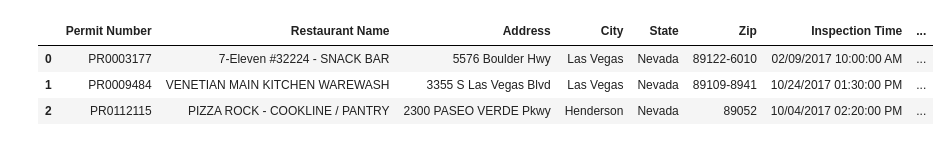
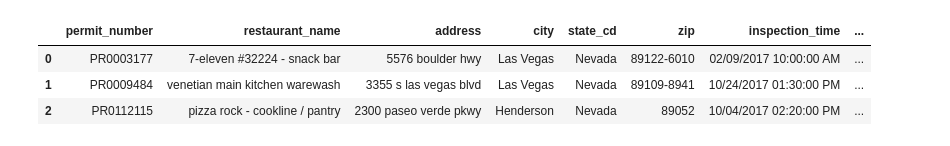
Before and after one commit to TVanEyck/ProjectETL, a Jupyter notebook: ETL/ETL_JA.ipynb, the cells around one changed output. Saved outputs shown, nothing was run; the diff lists cells and outputs as text; code cells hidden in the pictures.

```diff
--- a/ETL/ETL_JA.ipynb
+++ b/ETL/ETL_JA.ipynb
@@ -45,7 +126,19 @@ ri_df.head(3)
 # %%
 # Create a filtered dataframe from specific columns # keep:“permit code”,“Restaurant Name”, “address”, “city”, “state”, “zip”, “inspection time”, “Inspection results”, “location”
-ri_cols = ["Permit Number","Restaurant Name", "Address", "City", "State", "Zip", "Inspection Time", "Inspection Result", "Location 1"]
+ri_cols = ["Permit Number","Restaurant Name", "Address", "City", "State", "Zip", "Inspection Time", "Inspection Result"]
 ri_transformed = ri_df[ri_cols].copy()
 
+# Rename the column headers
+ri_transformed = ri_transformed.rename(columns={"Permit Number": "permit_number",
+                                                "Restaurant Name":"restaurant_name",
+                                                "Address": "address",
+                                                "State":"state_cd",
+                                                "Zip": "zip",
+                                                "City": "city",
+                                                "Inspection Time":"inspection_time",
+                                                "Inspection Result":"inspection_result"
+
+                                               })
+
 ri_transformed.head(3)
 # %% [output]
@@ -53,3 +146,7 @@ ri_transformed.head(3)
 | 0 | PR0003177 | 7-Eleven #32224 - SNACK BAR | 5576 Boulder Hwy | Las Vegas | Nevada | 89122-6010 | 02/09/2017 10:00:00 AM | ... |
 | 1 | PR0009484 | VENETIAN MAIN KITCHEN WAREWASH | 3355 S Las Vegas Blvd | Las Vegas | Nevada | 89109-8941 | 10/24/2017 01:30:00 PM | ... |
 | 2 | PR0112115 | PIZZA ROCK - COOKLINE / PANTRY | 2300 PASEO VERDE Pkwy | Henderson | Nevada | 89052 | 10/04/2017 02:20:00 PM | ... |
+# %%
+#shorten zip code
+ri_transformed["zip"] = ri_transformed["zip"].str.rstrip("-")
+ri_transformed
@@ -55,0 +167,9 @@ ri_transformed.head(3)
+# %%
+# remove "," from columns address
+ri_transformed["address"] = ri_transformed.address.str.replace(',','')
+
+# set name & address to lower case
+ri_transformed["restaurant_name"] = ri_transformed["restaurant_name"].str.lower()
+ri_transformed["address"] = ri_transformed["address"].str.lower()
+
+ri_transformed
@@ -58,10 +192,10 @@ ri_transformed.head(3)
 ri_new_key = ri_transformed
 # %%
 #create new column in new data frame with address and name to use as key
-ri_new_key["Name_Key"] = ri_new_key["Restaurant Name"] + ri_new_key["Address"]
+ri_new_key["name_key"] = ri_new_key["restaurant_name"] + " " + ri_new_key["address"]
 ri_new_key.head(3)
 # %% [output]
-|  | Permit Number | Restaurant Name | Address | City | State | Zip | Inspection Time | ... |
-| 0 | PR0003177 | 7-Eleven #32224 - SNACK BAR | 5576 Boulder Hwy | Las Vegas | Nevada | 89122-6010 | 02/09/2017 10:00:00 AM | ... |
-| 1 | PR0009484 | VENETIAN MAIN KITCHEN WAREWASH | 3355 S Las Vegas Blvd | Las Vegas | Nevada | 89109-8941 | 10/24/2017 01:30:00 PM | ... |
-| 2 | PR0112115 | PIZZA ROCK - COOKLINE / PANTRY | 2300 PASEO VERDE Pkwy | Henderson | Nevada | 89052 | 10/04/2017 02:20:00 PM | ... |
+|  | permit_number | restaurant_name | address | city | state_cd | zip | inspection_time | ... |
+| 0 | PR0003177 | 7-eleven #32224 - snack bar | 5576 boulder hwy | Las Vegas | Nevada | 89122-6010 | 02/09/2017 10:00:00 AM | ... |
+| 1 | PR0009484 | venetian main kitchen warewash | 3355 s las vegas blvd | Las Vegas | Nevada | 89109-8941 | 10/24/2017 01:30:00 PM | ... |
+| 2 | PR0112115 | pizza rock - cookline / pantry | 2300 paseo verde pkwy | Henderson | Nevada | 89052 | 10/04/2017 02:20:00 PM | ... |
```
Also changed, not shown: parts of 19 cells of this notebook, 3 other files.
